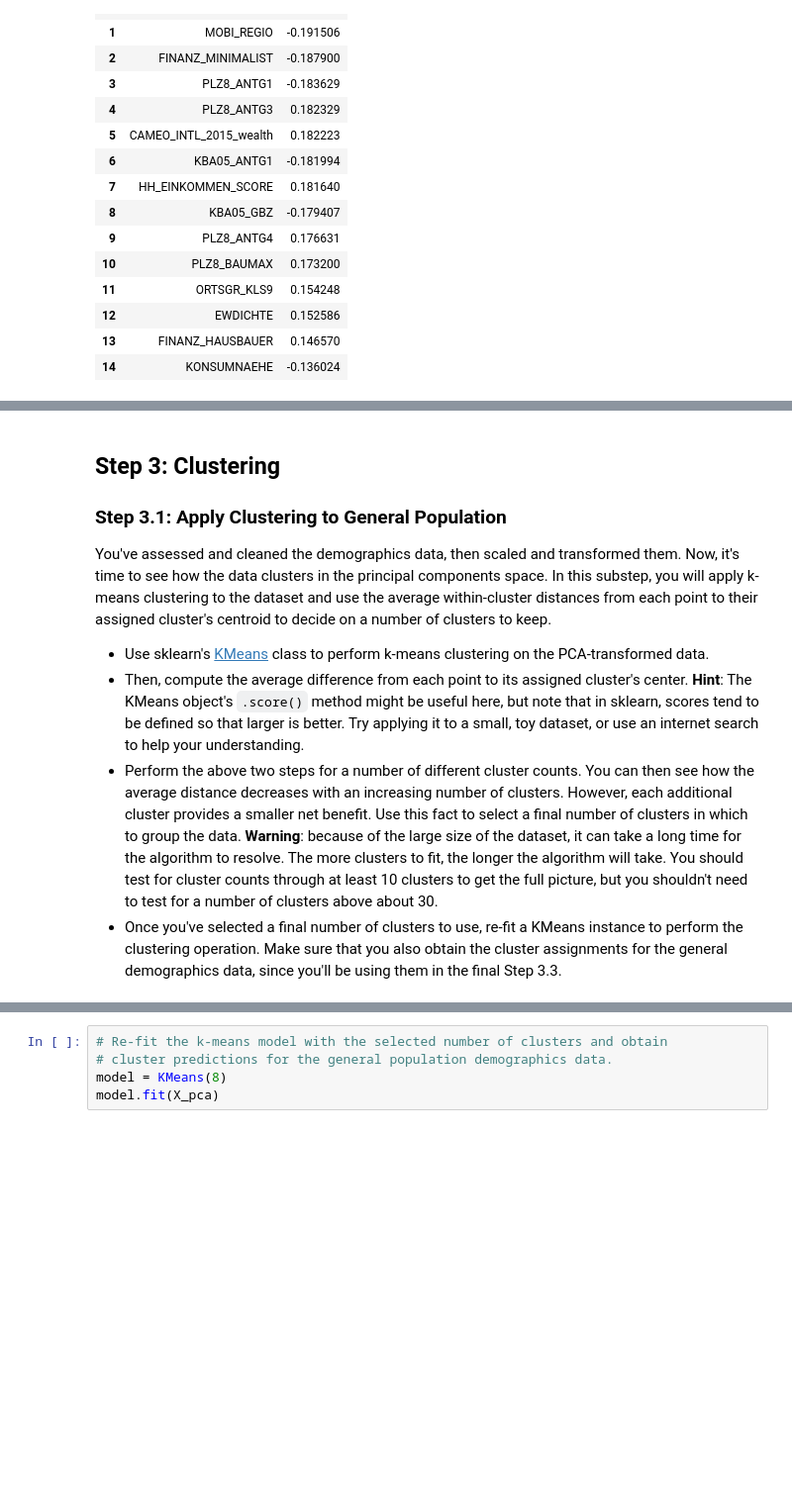
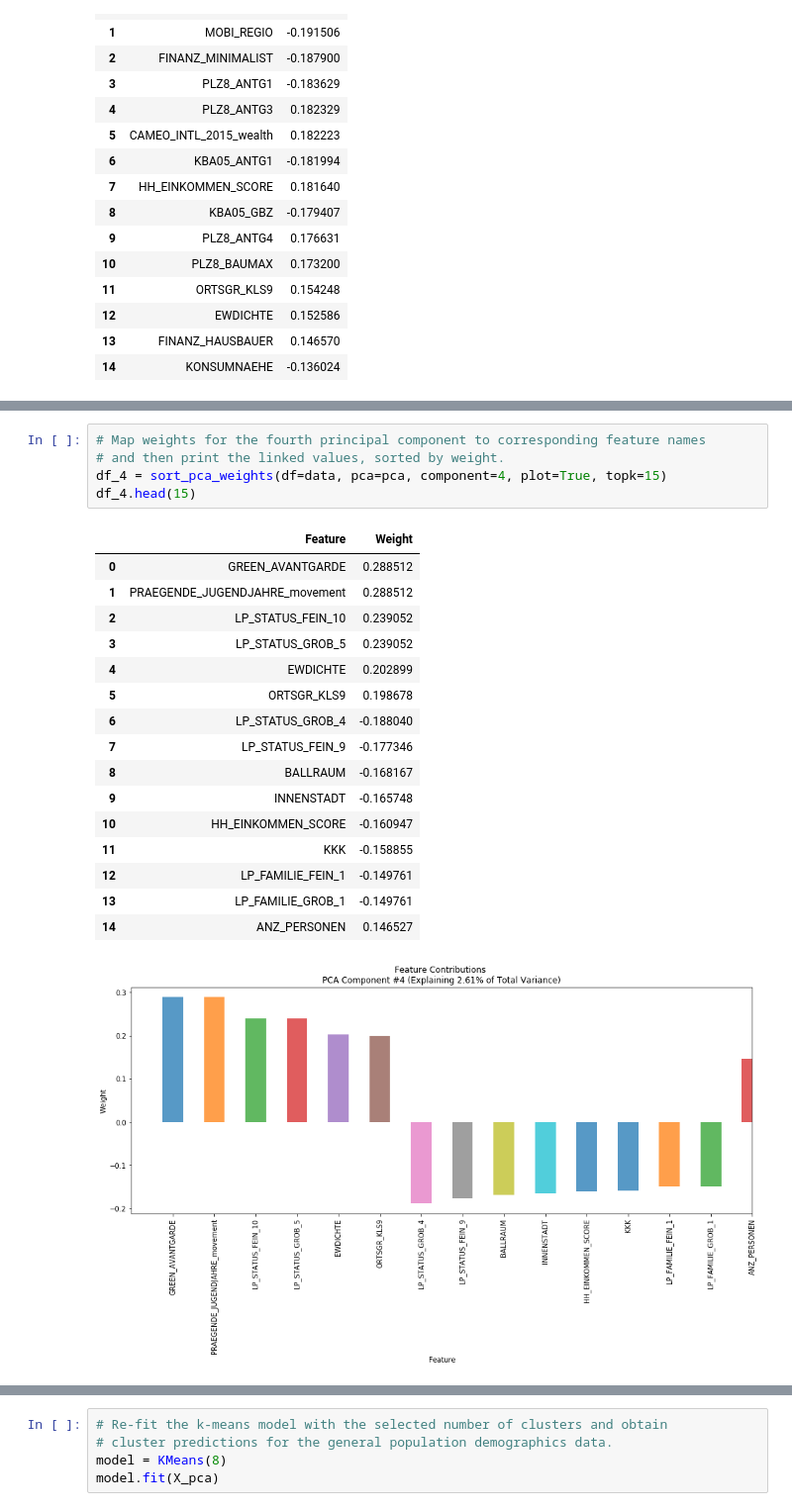
Before and after one commit to LexiAM/customer_segmentation, a Jupyter notebook: Identify_Customer_Segments.ipynb, the cells around one changed output, grey strips where cells are left out. Shown at 99% size. Drawn from its saved outputs; the diff is of its cells as text; blank space fills up the shorter version.

```diff
--- a/Identify_Customer_Segments.ipynb
+++ b/Identify_Customer_Segments.ipynb
@@ -1394,11 +1393,23 @@ df_3.head(15)
-# %% [markdown]
-## Step 3: Clustering
-
-### Step 3.1: Apply Clustering to General Population
-
-You've assessed and cleaned the demographics data, then scaled and transformed them. Now, it's time to see how the data clusters in the principal components space. In this substep, you will apply k-means clustering to the dataset and use the average within-cluster distances from each point to their assigned cluster's centroid to decide on a number of clusters to keep.
-
-- Use sklearn's [KMeans](http://scikit-learn.org/stable/modules/generated/sklearn.cluster.KMeans.html#sklearn.cluster.KMeans) class to perform k-means clustering on the PCA-transformed data.
-- Then, compute the average difference from each point to its assigned cluster's center. **Hint**: The KMeans object's `.score()` method might be useful here, but note that in sklearn, scores tend to be defined so that larger is better. Try applying it to a small, toy dataset, or use an internet search to help your understanding.
-- Perform the above two steps for a number of different cluster counts. You can then see how the average distance decreases with an increasing number of clusters. However, each additional cluster provides a smaller net benefit. Use this fact to select a final number of clusters in which to group the data. **Warning**: because of the large size of the dataset, it can take a long time for the algorithm to resolve. The more clusters to fit, the longer the algorithm will take. You should test for cluster counts through at least 10 clusters to get the full picture, but you shouldn't need to test for a number of clusters above about 30.
-- Once you've selected a final number of clusters to use, re-fit a KMeans instance to perform the clustering operation. Make sure that you also obtain the cluster assignments for the general demographics data, since you'll be using them in the final Step 3.3.
+# %%
+# Map weights for the fourth principal component to corresponding feature names
+# and then print the linked values, sorted by weight.
+df_4 = sort_pca_weights(df=data, pca=pca, component=4, plot=True, topk=15)
+df_4.head(15)
+# %% [output]
+|  | Feature | Weight |
+| 0 | GREEN_AVANTGARDE | 0.288512 |
+| 1 | PRAEGENDE_JUGENDJAHRE_movement | 0.288512 |
+| 2 | LP_STATUS_FEIN_10 | 0.239052 |
+| 3 | LP_STATUS_GROB_5 | 0.239052 |
+| 4 | EWDICHTE | 0.202899 |
+| 5 | ORTSGR_KLS9 | 0.198678 |
+| 6 | LP_STATUS_GROB_4 | -0.188040 |
+| 7 | LP_STATUS_FEIN_9 | -0.177346 |
+| 8 | BALLRAUM | -0.168167 |
+| 9 | INNENSTADT | -0.165748 |
+| 10 | HH_EINKOMMEN_SCORE | -0.160947 |
+| 11 | KKK | -0.158855 |
+| 12 | LP_FAMILIE_FEIN_1 | -0.149761 |
+| 13 | LP_FAMILIE_GROB_1 | -0.149761 |
+| 14 | ANZ_PERSONEN | 0.146527 |
+[figure, added]
```
Also changed, not shown: parts of 113 cells of this notebook, 1 other file.
